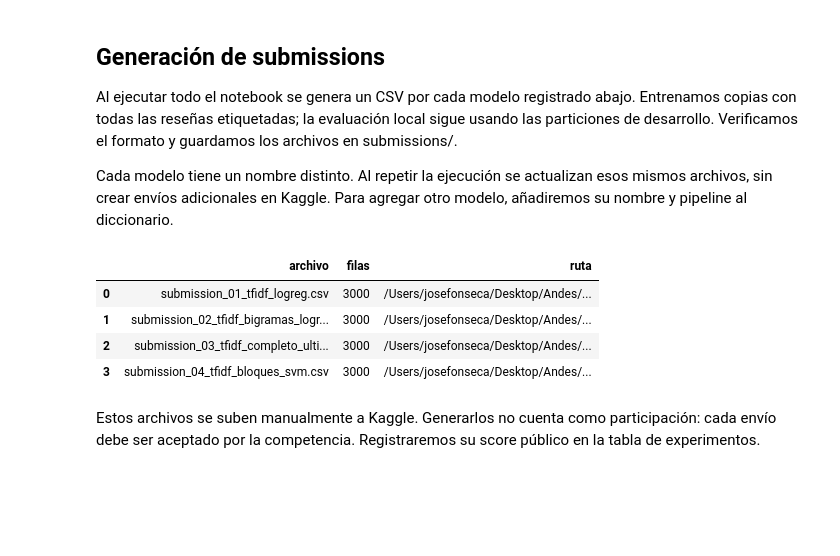
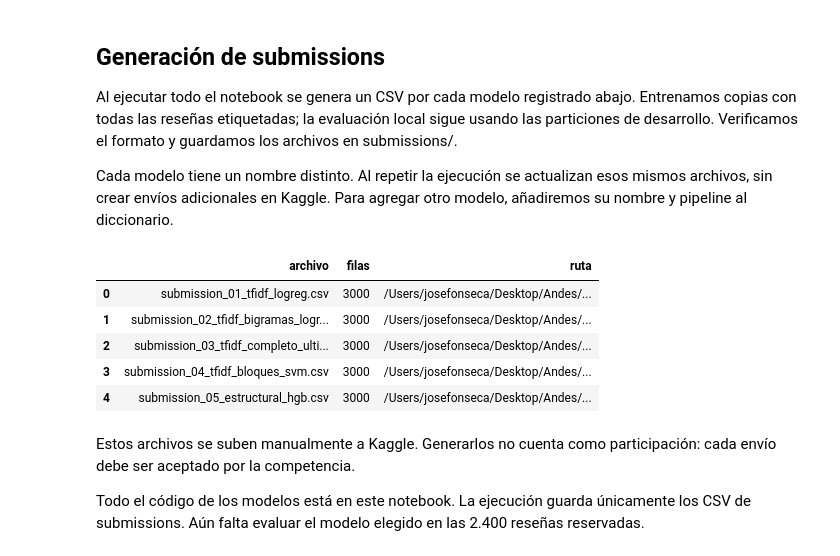
Before and after one commit to jmfonsecau/ISIS-2611-Proyecto-Parte-1, a Jupyter notebook: notebook_proyecto.ipynb, the cells around one changed output. Saved outputs shown, nothing was run; the diff lists cells and outputs as text; code cells hidden in the pictures; blank space fills up the shorter version.

```diff
--- a/notebook_proyecto.ipynb
+++ b/notebook_proyecto.ipynb
@@ -588,0 +1151,21 @@ El cuarto modelo obtuvo 88,91 % de accuracy promedio y una desviación de 0,97 p
+# %%
+from threadpoolctl import threadpool_limits
+
+pipeline_estructural = modelo_estructural(random_state=RANDOM_STATE)
+
+with threadpool_limits(limits=2):
+    resultados_estructural = cross_validate(
+        pipeline_estructural,
+        X_train,
+        y_train,
+        cv=cv,
+        scoring="accuracy",
+        return_estimator=True,
+    )
+
+display(pd.DataFrame({
+    "svm_bloques": resultados_svm_bloques["test_score"],
+    "estructural": resultados_estructural["test_score"],
+}))
+print("Accuracy promedio:", resultados_estructural["test_score"].mean())
+print("Desviación estándar:", resultados_estructural["test_score"].std())
@@ -614,6 +1272,7 @@ modelos_submission = {
     "submission_02_tfidf_bigramas_logreg": pipeline_bigramas,
     "submission_03_tfidf_completo_ultima_oracion_logreg": pipeline_ultima_oracion,
     "submission_04_tfidf_bloques_svm": pipeline_svm_bloques,
+    "submission_05_estructural_hgb": pipeline_estructural,
 }
 
 carpeta_envios = Path("submissions")
@@ -623,35 +1282,40 @@ archivos_generados = []
 
 for nombre, pipeline_modelo in modelos_submission.items():
     modelo_envio = clone(pipeline_modelo)
-    modelo_envio.fit(train["text"], train["label"])
+    with threadpool_limits(limits=2):
+        modelo_envio.fit(train["text"], train["label"])
+        respuestas = modelo_envio.predict(eval_df["text"])
 
     submission = pd.DataFrame({
         "id": eval_df["id"],
-        "answer": modelo_envio.predict(eval_df["text"]),
+        "answer": respuestas,
     })
 
     assert list(submission.columns) == list(plantilla.columns)
     assert submission["id"].tolist() == plantilla["id"].tolist()
     assert submission["id"].is_unique
     assert not submission.isna().any().any()
     assert submission["answer"].isin(
         ["positivo", "negativo", "neutral"]
     ).all()
 
     ruta_envio = carpeta_envios / f"{nombre}.csv"
     submission.to_csv(ruta_envio, index=False)
     archivos_generados.append({
         "archivo": ruta_envio.name,
         "filas": len(submission),
         "ruta": str(ruta_envio.resolve()),
     })
 
 display(pd.DataFrame(archivos_generados))
 # %% [output]
 |  | archivo | filas | ruta |
 | 0 | submission_01_tfidf_logreg.csv | 3000 | /Users/josefonseca/Desktop/Andes/... |
 | 1 | submission_02_tfidf_bigramas_logr... | 3000 | /Users/josefonseca/Desktop/Andes/... |
 | 2 | submission_03_tfidf_completo_ulti... | 3000 | /Users/josefonseca/Desktop/Andes/... |
 | 3 | submission_04_tfidf_bloques_svm.csv | 3000 | /Users/josefonseca/Desktop/Andes/... |
+| 4 | submission_05_estructural_hgb.csv | 3000 | /Users/josefonseca/Desktop/Andes/... |
 # %% [markdown]
-Estos archivos se suben manualmente a Kaggle. Generarlos no cuenta como participación: cada envío debe ser aceptado por la competencia. Registraremos su score público en la tabla de experimentos.
+Estos archivos se suben manualmente a Kaggle. Generarlos no cuenta como participación: cada envío debe ser aceptado por la competencia.
+
+Todo el código de los modelos está en este notebook. La ejecución guarda únicamente los CSV de submissions. Aún falta evaluar el modelo elegido en las 2.400 reseñas reservadas.
```
Also changed, not shown: parts of 22 cells of this notebook, 2 other files.
